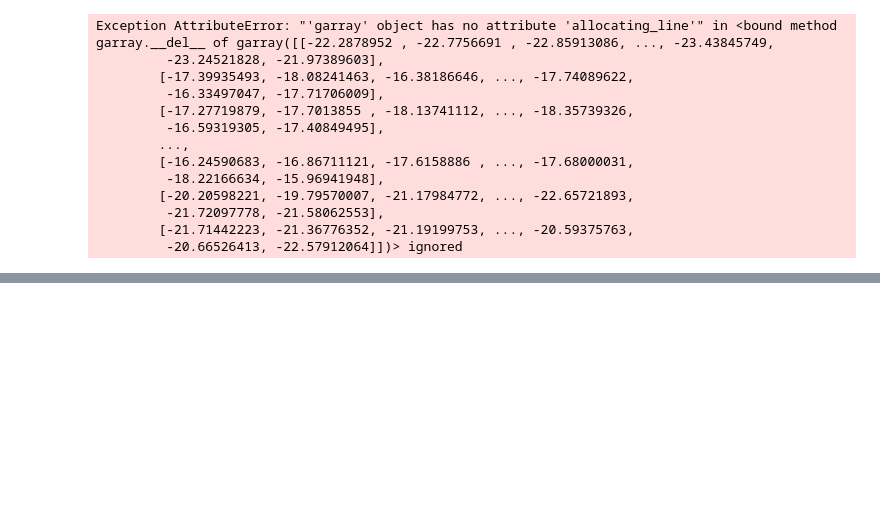
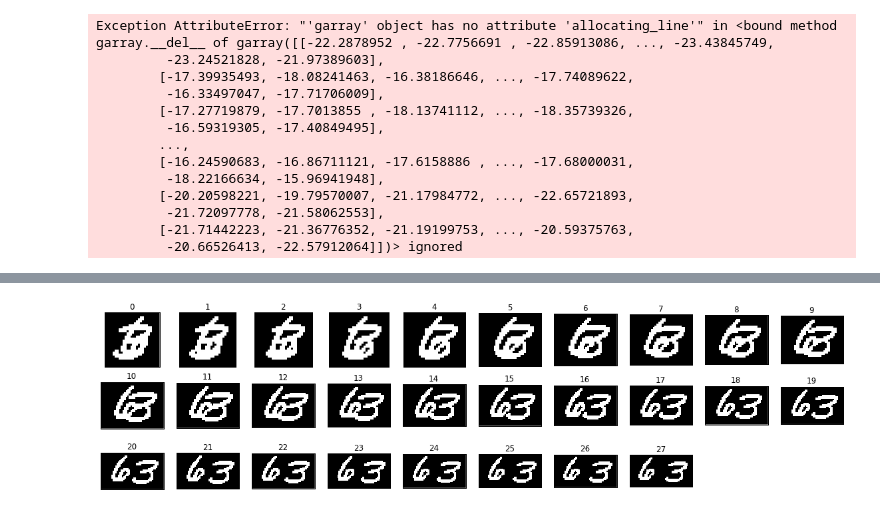
Before and after one commit to surban/ml, a Jupyter notebook: notebooks/orrbm-shift-statistic.ipynb, the cells around one changed output, grey strips where cells are left out. Saved outputs shown, nothing was run; the diff lists cells and outputs as text; code cells hidden in the pictures; blank space fills up the shorter version.

```diff
--- a/notebooks/orrbm-shift-statistic.ipynb
+++ b/notebooks/orrbm-shift-statistic.ipynb
@@ -208,0 +209,16 @@ rbm.accuracy.plot_accuracies(accs.values()[5:20])
+# %%
+X2 = tcfg.X.reshape((tcfg.X.shape[0], 28, 28))
+def or_sample_with_shift(i, j, x_shift, y_shift):
+    return rbm.orrbm.or_sample_with_shift(X2[i,:,:], X2[j,:,:], x_shift, y_shift)
+
+plt.figsize(20,5)
+y_shift = 0
+for x_shift in range(28):
+    o = or_sample_with_shift(155, 179, x_shift, y_shift)
+    ax = plt.subplot(3,10,x_shift+1)
+    common.util.ipy_plot_samples(o, twod=True)
+    plt.title("%d" % x_shift)
+    ax.set_xticks([])
+    ax.set_yticks([])
+# %% [output]
+[figure, added]
```
Also changed, not shown: parts of 1 cell of this notebook, 2 other files.
